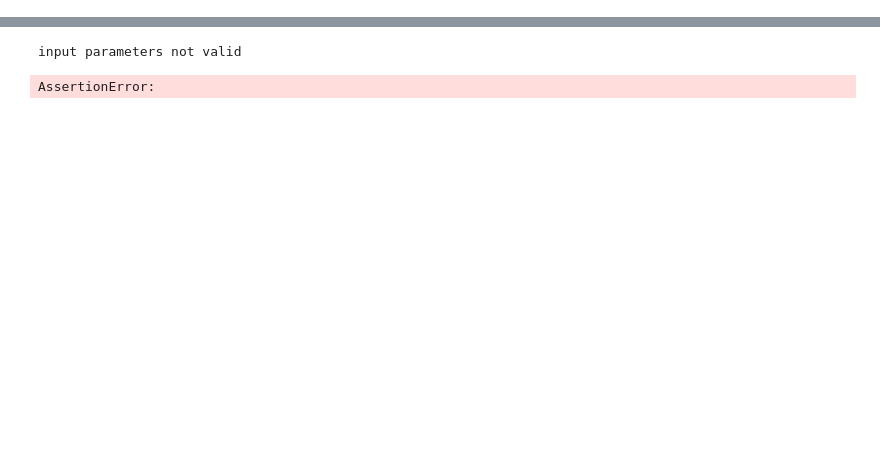
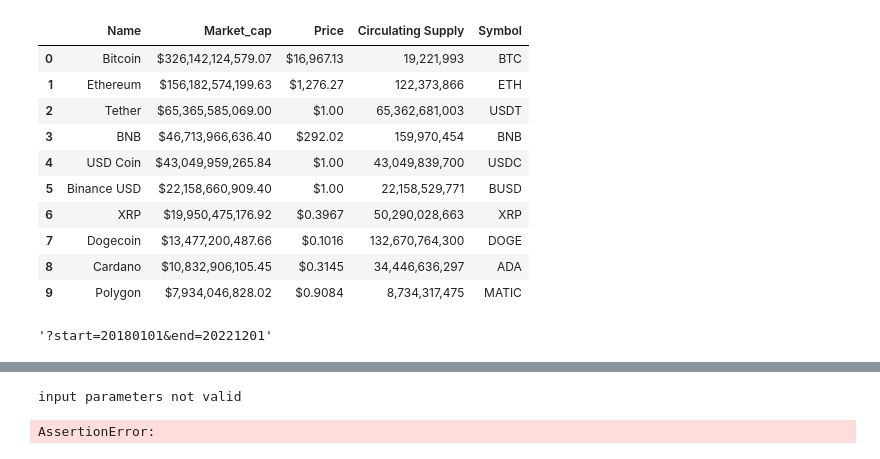
Before and after one commit to wanjinwoo/crixpy, a Jupyter notebook: data_mkt cap.ipynb, the cells around one changed output, grey strips where cells are left out. Cells and saved outputs as stored; diff of their text form; code cells hidden in the pictures; blank space fills up the shorter version.

```diff
--- a/data_mkt cap.ipynb
+++ b/data_mkt cap.ipynb
@@ -381,0 +336,10 @@ def is_coin_in_markets(i_coin, i_coin_markets_to_search):
+# %%
+## https://github.com/syoto09/Top-10-Cryptocurrency-Price-by-Market-Cap/blob/main/crypto.ipynb
+crypto_name_list = []
+crypto_market_cap_list = []
+crypto_price_list = []
+crypto_circulateing_supply_list = []
+crypto_symbol_list = []
+# %%
+#Create an dateframe to help organize teh data
+df = pd.DataFrame()
@@ -381,0 +398,30 @@ def is_coin_in_markets(i_coin, i_coin_markets_to_search):
+# %%
+#Store the data into a dataframe to help organize the data
+df['Name'] = crypto_name_list
+df['Market_cap'] = crypto_market_cap_list
+df['Price'] = crypto_price_list
+df['Circulating Supply'] = crypto_circulateing_supply_list
+df['Symbol'] = crypto_symbol_list
+# %%
+df
+# %% [output]
+|  | Name | Market_cap | Price | Circulating Supply | Symbol |
+| 0 | Bitcoin | $326,142,124,579.07 | $16,967.13 | 19,221,993 | BTC |
+| 1 | Ethereum | $156,182,574,199.63 | $1,276.27 | 122,373,866 | ETH |
+| 2 | Tether | $65,365,585,069.00 | $1.00 | 65,362,681,003 | USDT |
+| 3 | BNB | $46,713,966,636.40 | $292.02 | 159,970,454 | BNB |
+| 4 | USD Coin | $43,049,959,265.84 | $1.00 | 43,049,839,700 | USDC |
+| 5 | Binance USD | $22,158,660,909.40 | $1.00 | 22,158,529,771 | BUSD |
+| 6 | XRP | $19,950,475,176.92 | $0.3967 | 50,290,028,663 | XRP |
+| 7 | Dogecoin | $13,477,200,487.66 | $0.1016 | 132,670,764,300 | DOGE |
+| 8 | Cardano | $10,832,906,105.45 | $0.3145 | 34,446,636,297 | ADA |
+| 9 | Polygon | $7,934,046,828.02 | $0.9084 | 8,734,317,475 | MATIC |
+# %%
+# def get_specific_coin_historical_data(i_coin, i_from_date, i_to_date):
+
+currencies = "https://coinmarketcap.com/currencies/"
+currencies_end = '/historical-data/'
+dates = '?start={}&end={}'.format('20180101', '20221201')
+dates
+# %% [output]
+'?start=20180101&end=20221201'
```
Also changed, not shown: parts of 6 cells of this notebook, 1 other file.
